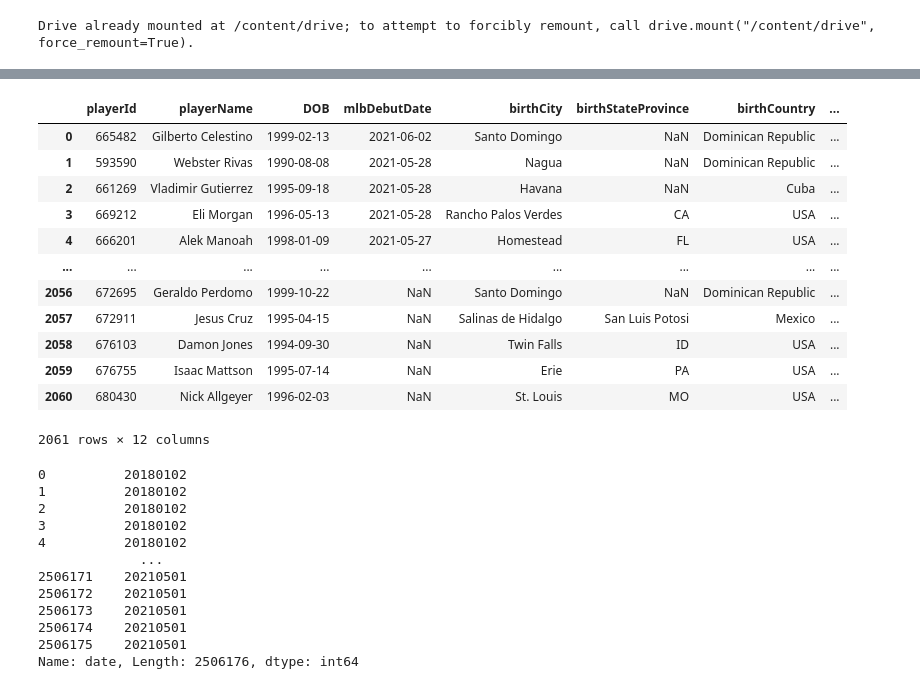
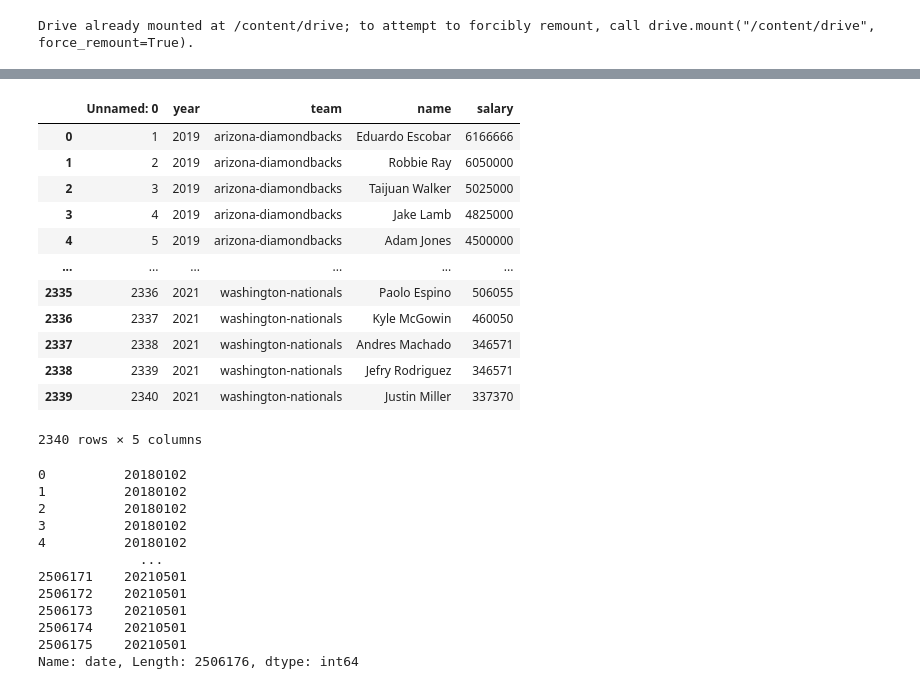
Before and after one commit to a-f-may/mlb, a Jupyter notebook: submit2.ipynb, the cells around one changed output, grey strips where cells are left out. Drawn from its saved outputs; the diff is of its cells as text; code cells hidden in the pictures.

```diff
--- a/submit2.ipynb
+++ b/submit2.ipynb
@@ -145,6 +145,7 @@ teams = pd.read_csv(BASE_DIR / 'teams.csv')
 player_target_stats = pd.read_csv("/content/drive/MyDrive/mlb/input/player_target_stats.csv")
 
 example_test = pd.read_csv("/content/drive/MyDrive/mlb/input/example_test.csv")
+salary = pd.read_csv("/content/drive/MyDrive/mlb/input/mlbSalaries.csv")
 # %%
 def unpack_json(json_str):
     return np.nan if pd.isna(json_str) else pd.read_json(json_str)
@@ -161,22 +162,22 @@ awards2 = awards2.reset_index()
 # %%
 teamtwitter["teamnumberOfFollowers"] = teamtwitter["numberOfFollowers"]
 teamtwi = teamtwitter.groupby("teamId").mean()["teamnumberOfFollowers"].reset_index()
-# %%
-players
-# %% [output]
-|  | playerId | playerName | DOB | mlbDebutDate | birthCity | birthStateProvince | birthCountry | ... |
-| 0 | 665482 | Gilberto Celestino | 1999-02-13 | 2021-06-02 | Santo Domingo | NaN | Dominican Republic | ... |
-| 1 | 593590 | Webster Rivas | 1990-08-08 | 2021-05-28 | Nagua | NaN | Dominican Republic | ... |
-| 2 | 661269 | Vladimir Gutierrez | 1995-09-18 | 2021-05-28 | Havana | NaN | Cuba | ... |
-| 3 | 669212 | Eli Morgan | 1996-05-13 | 2021-05-28 | Rancho Palos Verdes | CA | USA | ... |
-| 4 | 666201 | Alek Manoah | 1998-01-09 | 2021-05-27 | Homestead | FL | USA | ... |
-| ... | ... | ... | ... | ... | ... | ... | ... | ... |
-| 2056 | 672695 | Geraldo Perdomo | 1999-10-22 | NaN | Santo Domingo | NaN | Dominican Republic | ... |
-| 2057 | 672911 | Jesus Cruz | 1995-04-15 | NaN | Salinas de Hidalgo | San Luis Potosi | Mexico | ... |
-| 2058 | 676103 | Damon Jones | 1994-09-30 | NaN | Twin Falls | ID | USA | ... |
-| 2059 | 676755 | Isaac Mattson | 1995-07-14 | NaN | Erie | PA | USA | ... |
-| 2060 | 680430 | Nick Allgeyer | 1996-02-03 | NaN | St. Louis | MO | USA | ... |
-2061 rows × 12 columns
+# %%
+salary["playerName"] = salary["name"]
+# %% [output]
+|  | Unnamed: 0 | year | team | name | salary |
+| 0 | 1 | 2019 | arizona-diamondbacks | Eduardo Escobar | 6166666 |
+| 1 | 2 | 2019 | arizona-diamondbacks | Robbie Ray | 6050000 |
+| 2 | 3 | 2019 | arizona-diamondbacks | Taijuan Walker | 5025000 |
+| 3 | 4 | 2019 | arizona-diamondbacks | Jake Lamb | 4825000 |
+| 4 | 5 | 2019 | arizona-diamondbacks | Adam Jones | 4500000 |
+| ... | ... | ... | ... | ... | ... |
+| 2335 | 2336 | 2021 | washington-nationals | Paolo Espino | 506055 |
+| 2336 | 2337 | 2021 | washington-nationals | Kyle McGowin | 460050 |
+| 2337 | 2338 | 2021 | washington-nationals | Andres Machado | 346571 |
+| 2338 | 2339 | 2021 | washington-nationals | Jefry Rodriguez | 346571 |
+| 2339 | 2340 | 2021 | washington-nationals | Justin Miller | 337370 |
+2340 rows × 5 columns
 # %%
 games = pd.read_pickle(TRAIN_DIR / 'games_train.pkl')
 #games.index[games["detailedGameState"] == "Postponed"].shape
```
Also changed, not shown: parts of 7 cells of this notebook.
